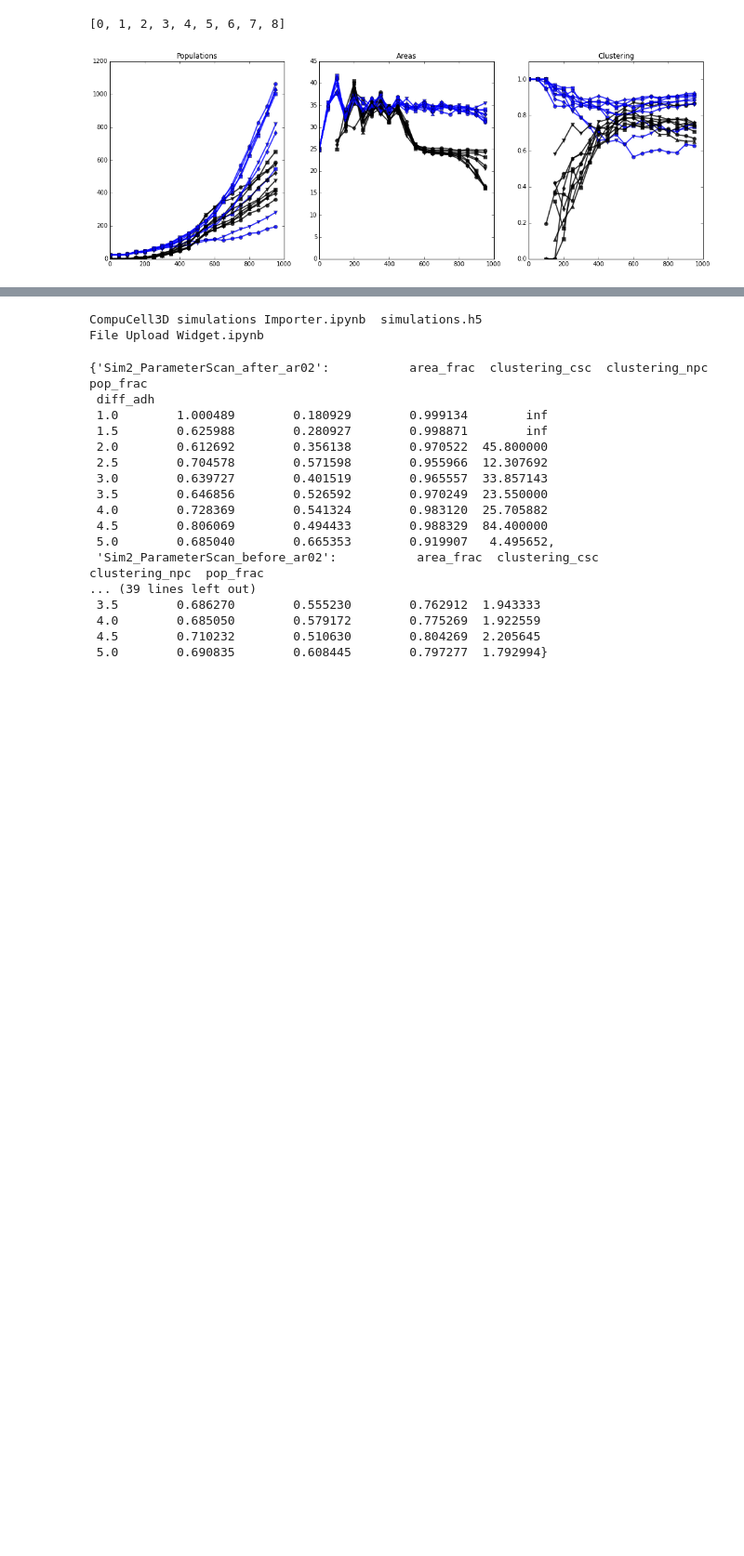
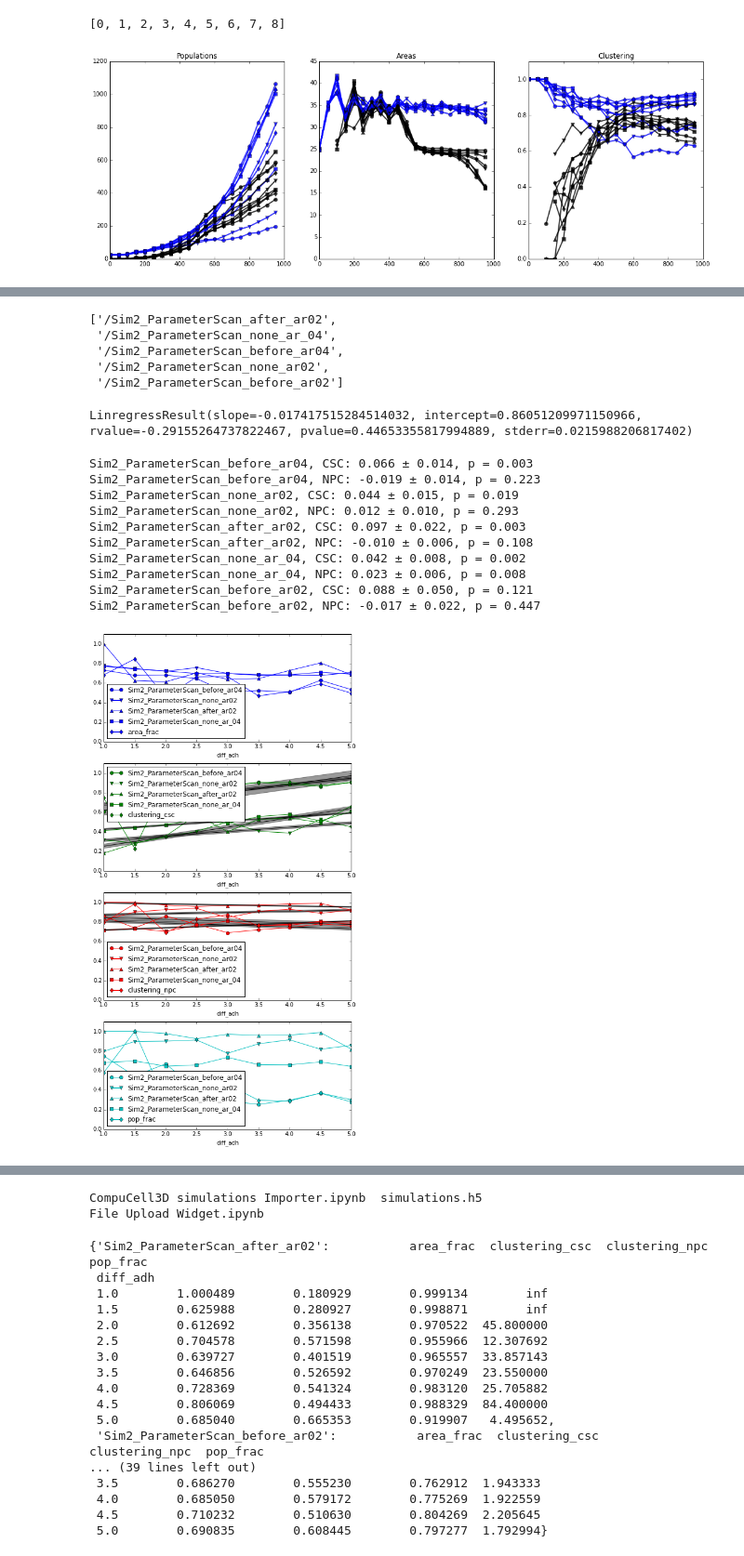
Before and after one commit to glyg/CancerStemCells_GGH, a Jupyter notebook: Notebooks/CompuCell3D simulations Importer.ipynb, the cells around one changed output, grey strips where cells are left out. Shown at 93% size. Cells and saved outputs as stored; diff of their text form; code cells hidden in the pictures; blank space fills up the shorter version.

```diff
--- a/Notebooks/CompuCell3D simulations Importer.ipynb
+++ b/Notebooks/CompuCell3D simulations Importer.ipynb
@@ -432,3 +435,59 @@ axes = df.plot(subplots=True, figsize=(8, 12))
 with pd.get_store('simulations.h5') as sim_store:
     for name, data in collected.items():
         sim_store[name] = data
+# %%
+collected = {}
+with pd.get_store('simulations.h5') as sim_store:
+    for key in sim_store.keys():
+        collected[key] = sim_store[key]
+# %%
+collected.keys()
+# %% [output]
+['/Sim2_ParameterScan_after_ar02',
+ '/Sim2_ParameterScan_none_ar_04',
+ '/Sim2_ParameterScan_before_ar04',
+ '/Sim2_ParameterScan_none_ar02',
+ '/Sim2_ParameterScan_before_ar02']
+# %%
+res_
+# %% [output]
+LinregressResult(slope=-0.017417515284514032, intercept=0.86051209971150966, rvalue=-0.29155264737822467, pvalue=0.44653355817994889, stderr=0.0215988206817402)
+# %%
+fig, axes = plt.subplots(4, 1, figsize=(8, 16))
+
+styles = {key:s for key, s in zip(collected, 'ov^sd')}
+xs = np.linspace(1, 5, 30)
+
+for key, df in collected.items():
+    axes = df.plot(subplots=True, ax=axes, style='-'+styles[key], legend=True)
+    for ax in axes:
+        l = ax.lines[-1]
+        l.set_label(key)
+
+    res_ = linregress(df.index, df.clustering_csc)
+    axes[1].plot(xs, res_.intercept + xs * res_.slope, 'k-')
+    axes[1].fill_between(xs, res_.intercept - res_.stderr + xs * res_.slope,
+                         res_.intercept + res_.stderr + xs * res_.slope, alpha=0.4, color='k')
+    print('{}, CSC: {:.3f} ± {:.3f}, p = {:.3f}'.format(key, res_.slope, res_.stderr, res_.pvalue))
+    res_ = linregress(df.index, df.clustering_npc)
+    axes[2].plot(xs, res_.intercept + xs * res_.slope, 'k-')
+    axes[2].fill_between(xs, res_.intercept - res_.stderr + xs * res_.slope,
+                         res_.intercept + res_.stderr + xs * res_.slope, alpha=0.4, color='k')
+    print('{}, NPC: {:.3f} ± {:.3f}, p = {:.3f}'.format(key, res_.slope, res_.stderr, res_.pvalue))
+
+for ax in axes:
+    ax.set_ylim(0, 1.1)
+
+plt.savefig('sim_report.svg')
+# %% [output]
+Sim2_ParameterScan_before_ar04, CSC: 0.066 ± 0.014, p = 0.003
+Sim2_ParameterScan_before_ar04, NPC: -0.019 ± 0.014, p = 0.223
+Sim2_ParameterScan_none_ar02, CSC: 0.044 ± 0.015, p = 0.019
+Sim2_ParameterScan_none_ar02, NPC: 0.012 ± 0.010, p = 0.293
+Sim2_ParameterScan_after_ar02, CSC: 0.097 ± 0.022, p = 0.003
+Sim2_ParameterScan_after_ar02, NPC: -0.010 ± 0.006, p = 0.108
+Sim2_ParameterScan_none_ar_04, CSC: 0.042 ± 0.008, p = 0.002
+Sim2_ParameterScan_none_ar_04, NPC: 0.023 ± 0.006, p = 0.008
+Sim2_ParameterScan_before_ar02, CSC: 0.088 ± 0.050, p = 0.121
+Sim2_ParameterScan_before_ar02, NPC: -0.017 ± 0.022, p = 0.447
+[figure, added]
```
Also changed, not shown: parts of 11 cells of this notebook, 3 other files.
